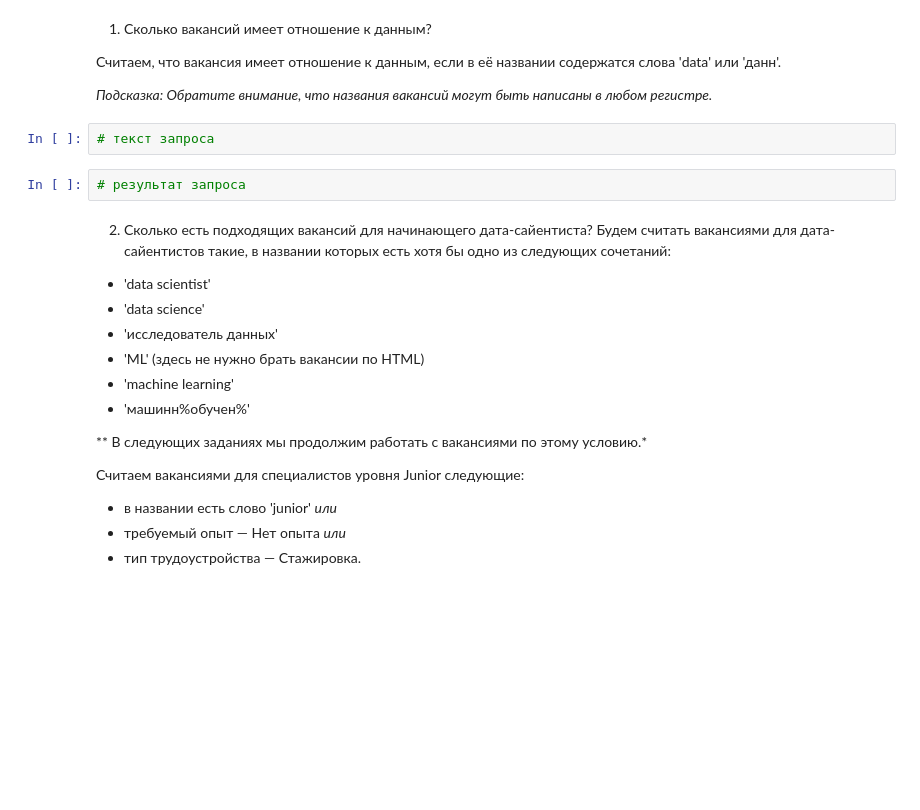
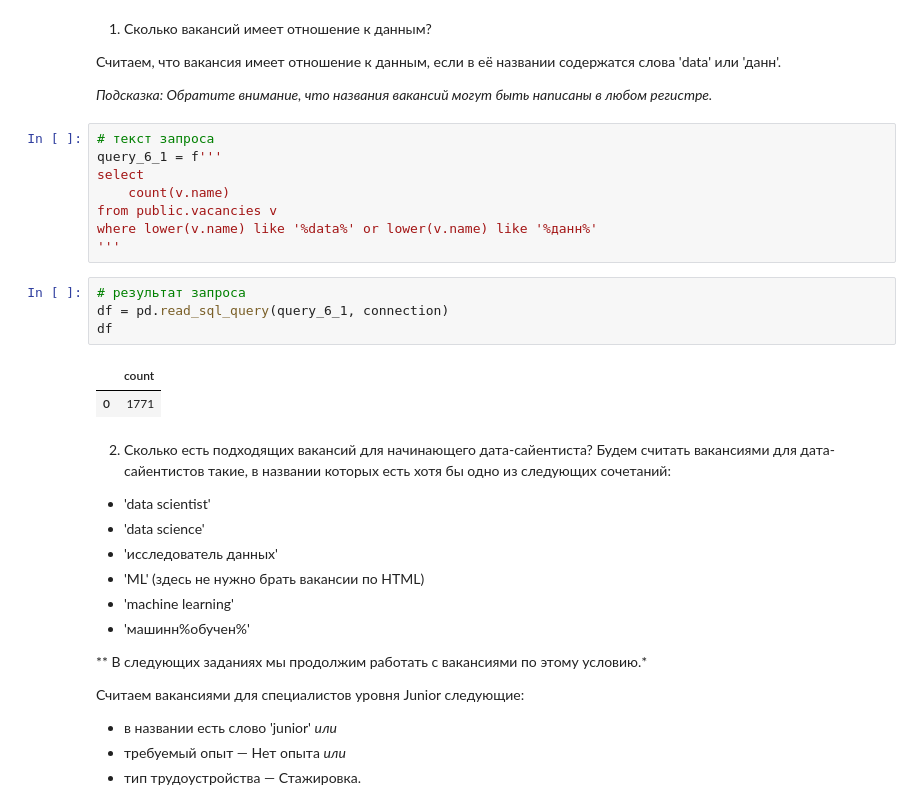
Before and after one commit to korolkostya/new_sf_ds, a Jupyter notebook: 2. Analysis_of_vacancies_from_HeadHunter SQL/Project_2_Ноутбук_шаблон.ipynb, the cells around one changed output. Drawn from its saved outputs; the diff is of its cells as text; blank space fills up the shorter version.

```diff
--- a/2. Analysis_of_vacancies_from_HeadHunter SQL/Project_2_Ноутбук_шаблон.ipynb
+++ b/2. Analysis_of_vacancies_from_HeadHunter SQL/Project_2_Ноутбук_шаблон.ipynb
@@ -362,8 +449,19 @@ df
 *Подсказка: Обратите внимание, что названия вакансий могут быть написаны в любом регистре.*
 # %%
 # текст запроса
+query_6_1 = f'''
+select
+    count(v.name)
+from public.vacancies v
+where lower(v.name) like '%data%' or lower(v.name) like '%данн%'
+'''
 # %%
 # результат запроса
+df = pd.read_sql_query(query_6_1, connection)
+df
+# %% [output]
+|  | count |
+| 0 | 1771 |
 # %% [markdown]
 2. Сколько есть подходящих вакансий для начинающего дата-сайентиста?
 Будем считать вакансиями для дата-сайентистов такие, в названии которых есть хотя бы одно из следующих сочетаний:
```
Also changed, not shown: parts of 20 cells of this notebook.
